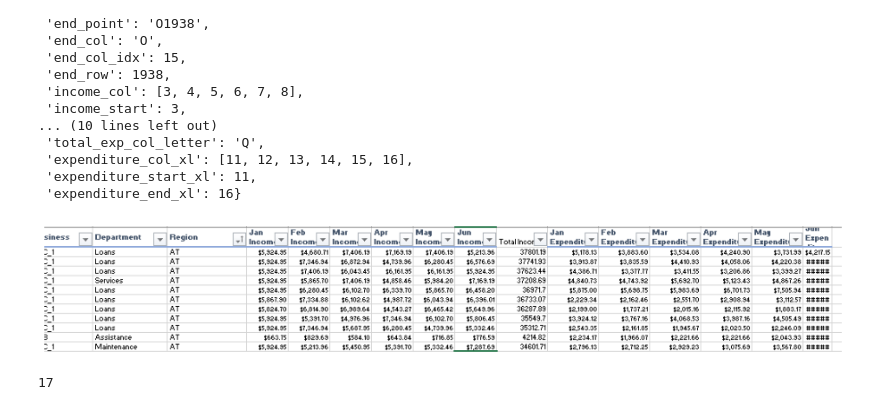
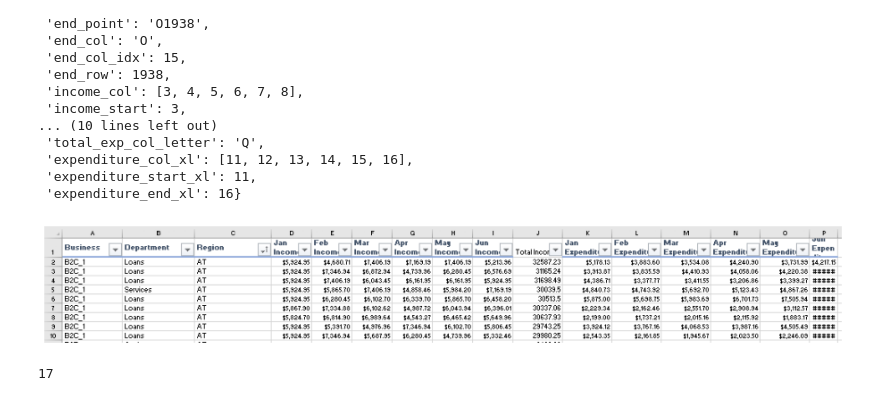
Before and after one commit to SigappiShanmugam/Python_Excel_Automation, a Jupyter notebook: Budget_UseCase_Module_4.ipynb, the cells around one changed output. Saved outputs shown, nothing was run; the diff lists cells and outputs as text; code cells hidden in the pictures.

```diff
--- a/Budget_UseCase_Module_4.ipynb
+++ b/Budget_UseCase_Module_4.ipynb
@@ -1178,14 +1178,14 @@ ws_loc
  'expenditure_end_xl': 16}
 # %%
 # display image
-img = mpimg.imread('images/img_1.PNG')
+img = mpimg.imread('images/img_1.png')
 plt.rcParams['figure.figsize'] = [16, 16]
 plt.imshow(img)
 
 plt.axis('off')
 plt.show()
 # %% [output]
-[figure, old version]
+[figure, new version]
 # %%
 # compute idx where to copy/past the total for expenditure
 total_exp_col = expenditure_col_xl[-1]+1
```
Also changed, not shown: parts of 4 cells of this notebook.
